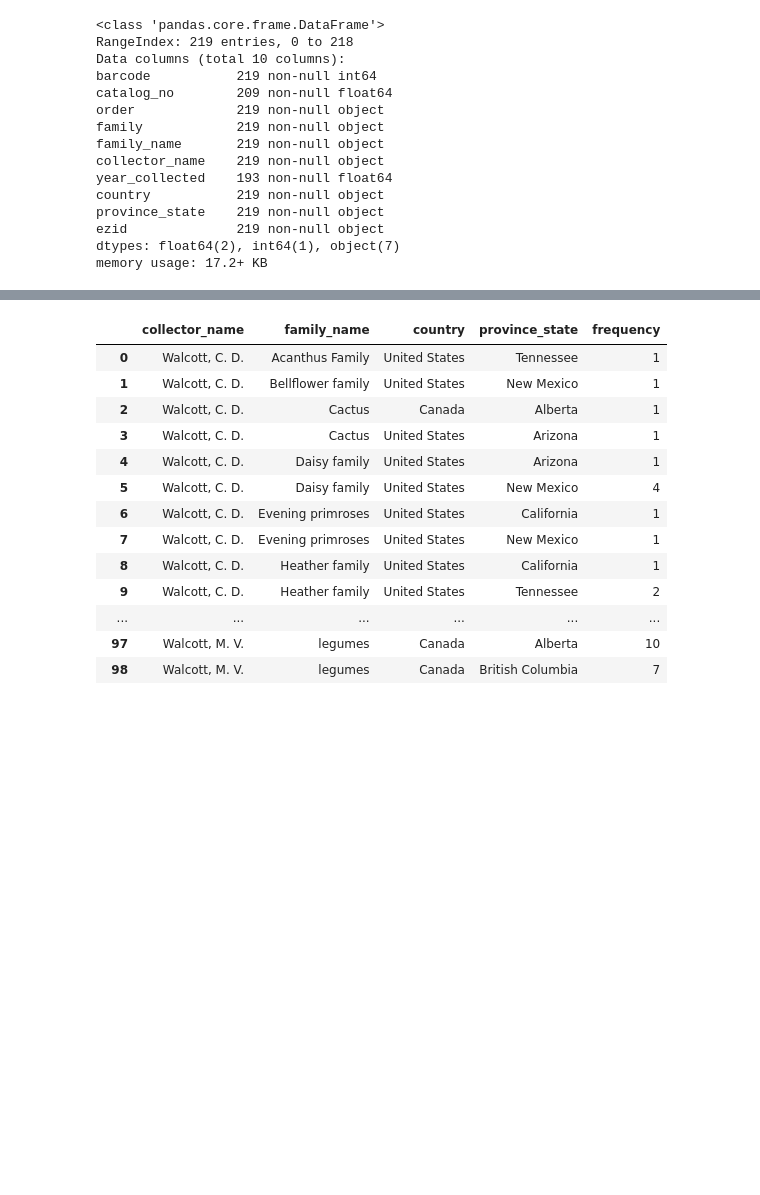
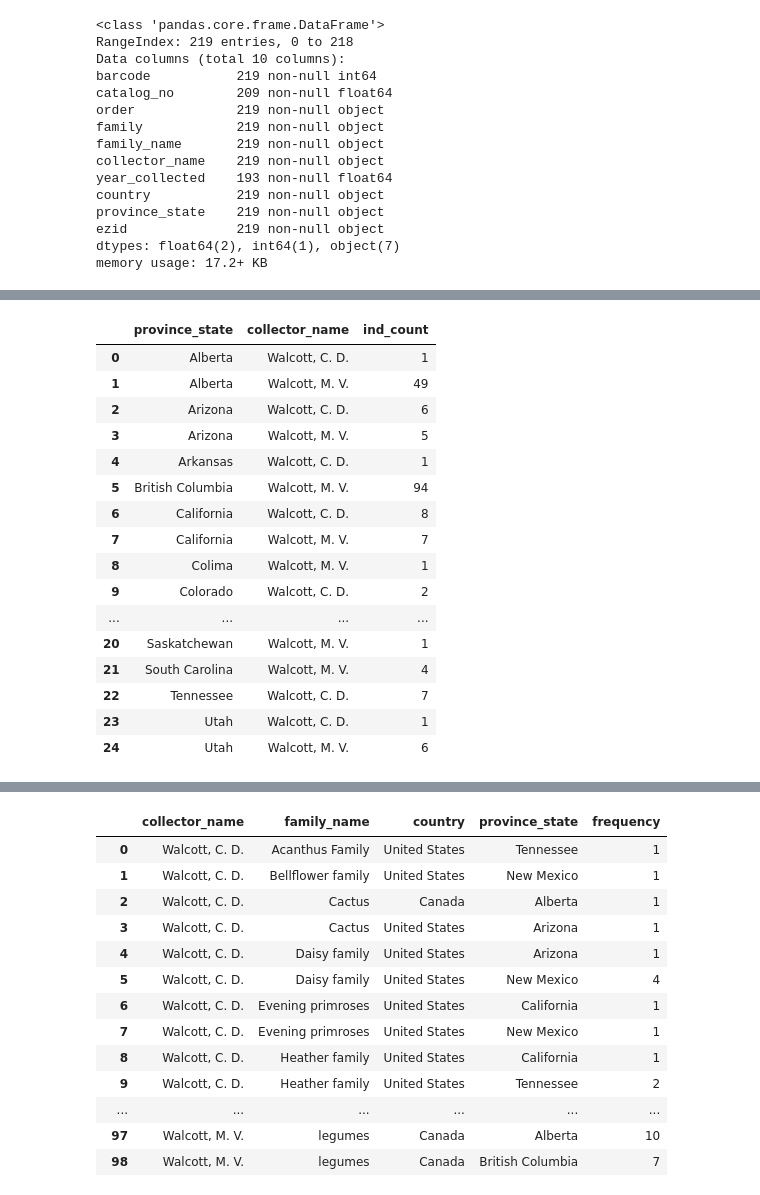
Before and after one commit to TianaCurry/AWHI-projects, a Jupyter notebook: AWHI Walcott scatter plot map .ipynb, the cells around one changed output, grey strips where cells are left out. Saved outputs shown, nothing was run; the diff lists cells and outputs as text; code cells hidden in the pictures; blank space fills up the shorter version.

Commit message:
walcott scatter plot progress
-made lwalcott ocation csv
-working on structuring dataframe

```diff
--- a/AWHI Walcott scatter plot map .ipynb
+++ b/AWHI Walcott scatter plot map .ipynb
@@ -63,0 +113,24 @@ Length: 102, dtype: int64
+# %%
+#creating dataframe for previous groupby function
+location_walcott_df = walcott_df.groupby(['province_state','collector_name']).size().to_frame().reset_index()
+#renaming last column in groupby function above
+location_walcott_df = location_walcott_df.rename(columns={0: 'ind_count'})
+location_walcott_df
+# %% [output]
+|  | province_state | collector_name | ind_count |
+| 0 | Alberta | Walcott, C. D. | 1 |
+| 1 | Alberta | Walcott, M. V. | 49 |
+| 2 | Arizona | Walcott, C. D. | 6 |
+| 3 | Arizona | Walcott, M. V. | 5 |
+| 4 | Arkansas | Walcott, C. D. | 1 |
+| 5 | British Columbia | Walcott, M. V. | 94 |
+| 6 | California | Walcott, C. D. | 8 |
+| 7 | California | Walcott, M. V. | 7 |
+| 8 | Colima | Walcott, M. V. | 1 |
+| 9 | Colorado | Walcott, C. D. | 2 |
+| ... | ... | ... | ... |
+| 20 | Saskatchewan | Walcott, M. V. | 1 |
+| 21 | South Carolina | Walcott, M. V. | 4 |
+| 22 | Tennessee | Walcott, C. D. | 7 |
+| 23 | Utah | Walcott, C. D. | 1 |
+| 24 | Utah | Walcott, M. V. | 6 |
```
Also changed, not shown: parts of 9 cells of this notebook, 2 other files.
